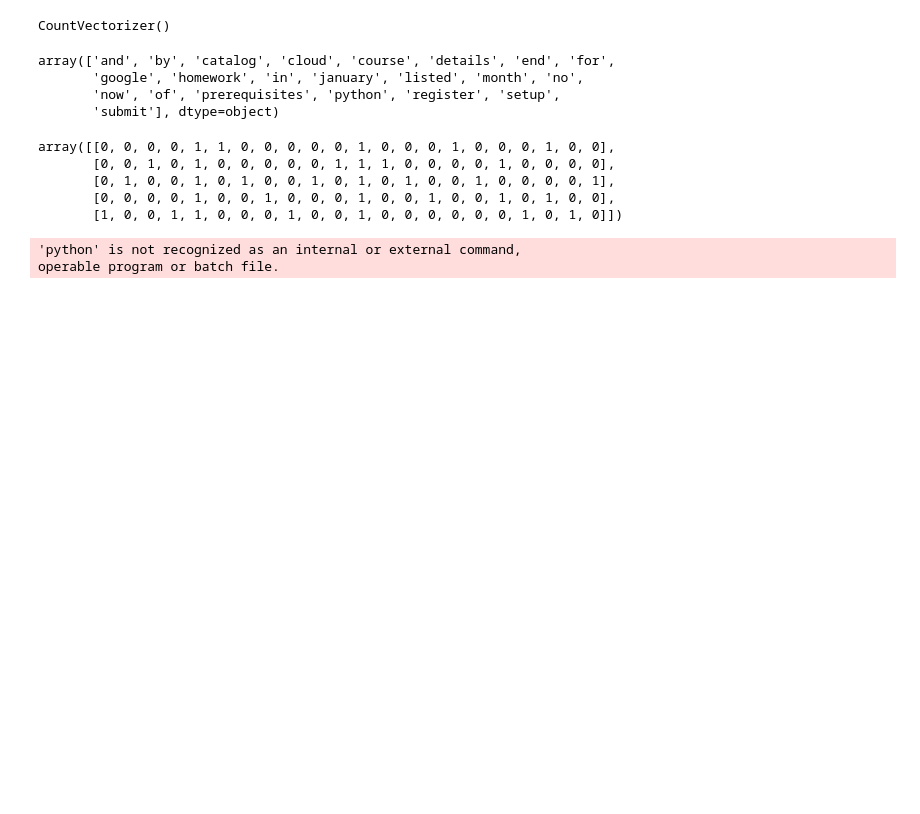
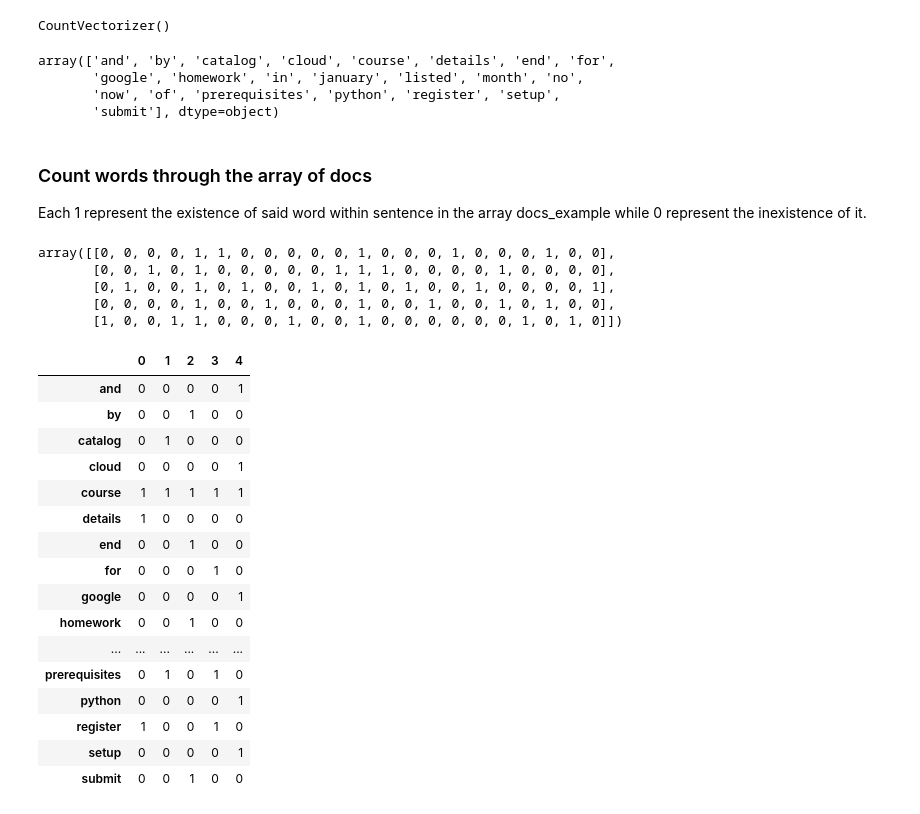
Before and after one commit to h-sutiwas/llm-zoomcamp, a Jupyter notebook: 00-search-engine-workshop/search_engine_notebook.ipynb, the cells around one changed output. Cells and saved outputs as stored; diff of their text form; code cells hidden in the pictures; blank space fills up the shorter version.

```diff
--- a/00-search-engine-workshop/search_engine_notebook.ipynb
+++ b/00-search-engine-workshop/search_engine_notebook.ipynb
@@ -58,6 +71,9 @@ array(['and', 'by', 'catalog', 'cloud', 'course', 'details', 'end', 'for',
        'google', 'homework', 'in', 'january', 'listed', 'month', 'no',
        'now', 'of', 'prerequisites', 'python', 'register', 'setup',
        'submit'], dtype=object)
+# %% [markdown]
+### Count words through the array of docs
+Each 1 represent the existence of said word within sentence in the array docs_example while 0 represent the inexistence of it.
 # %%
 X = cv.transform(docs_example)
 # %%
@@ -69,7 +85,23 @@ array([[0, 0, 0, 0, 1, 1, 0, 0, 0, 0, 0, 1, 0, 0, 0, 1, 0, 0, 0, 1, 0, 0],
        [0, 0, 0, 0, 1, 0, 0, 1, 0, 0, 0, 1, 0, 0, 1, 0, 0, 1, 0, 1, 0, 0],
        [1, 0, 0, 1, 1, 0, 0, 0, 1, 0, 0, 1, 0, 0, 0, 0, 0, 0, 1, 0, 1, 0]])
 # %%
-! python --version
+df_docs = pd.DataFrame(X.toarray(), columns=names).T
+df_docs
 # %% [output]
-'python' is not recognized as an internal or external command,
-operable program or batch file.
+|  | 0 | 1 | 2 | 3 | 4 |
+| and | 0 | 0 | 0 | 0 | 1 |
+| by | 0 | 0 | 1 | 0 | 0 |
+| catalog | 0 | 1 | 0 | 0 | 0 |
+| cloud | 0 | 0 | 0 | 0 | 1 |
+| course | 1 | 1 | 1 | 1 | 1 |
+| details | 1 | 0 | 0 | 0 | 0 |
+| end | 0 | 0 | 1 | 0 | 0 |
+| for | 0 | 0 | 0 | 1 | 0 |
+| google | 0 | 0 | 0 | 0 | 1 |
+| homework | 0 | 0 | 1 | 0 | 0 |
+| ... | ... | ... | ... | ... | ... |
+| prerequisites | 0 | 1 | 0 | 1 | 0 |
+| python | 0 | 0 | 0 | 0 | 1 |
+| register | 1 | 0 | 0 | 1 | 0 |
+| setup | 0 | 0 | 0 | 0 | 1 |
+| submit | 0 | 0 | 1 | 0 | 0 |
```
Also changed, not shown: parts of 6 cells of this notebook.
